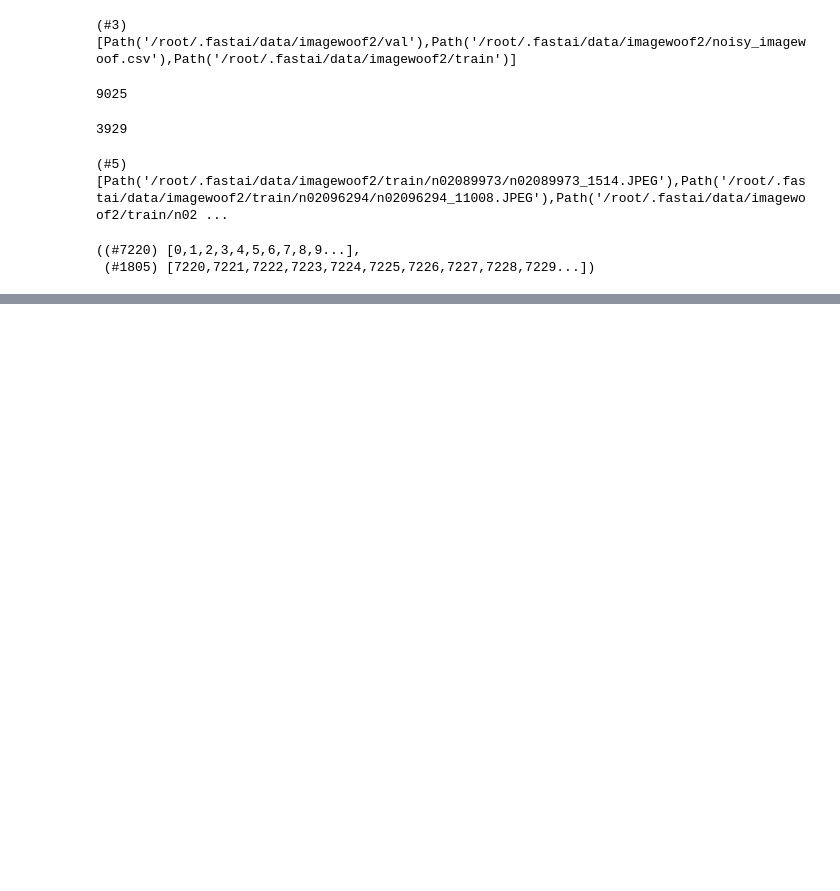
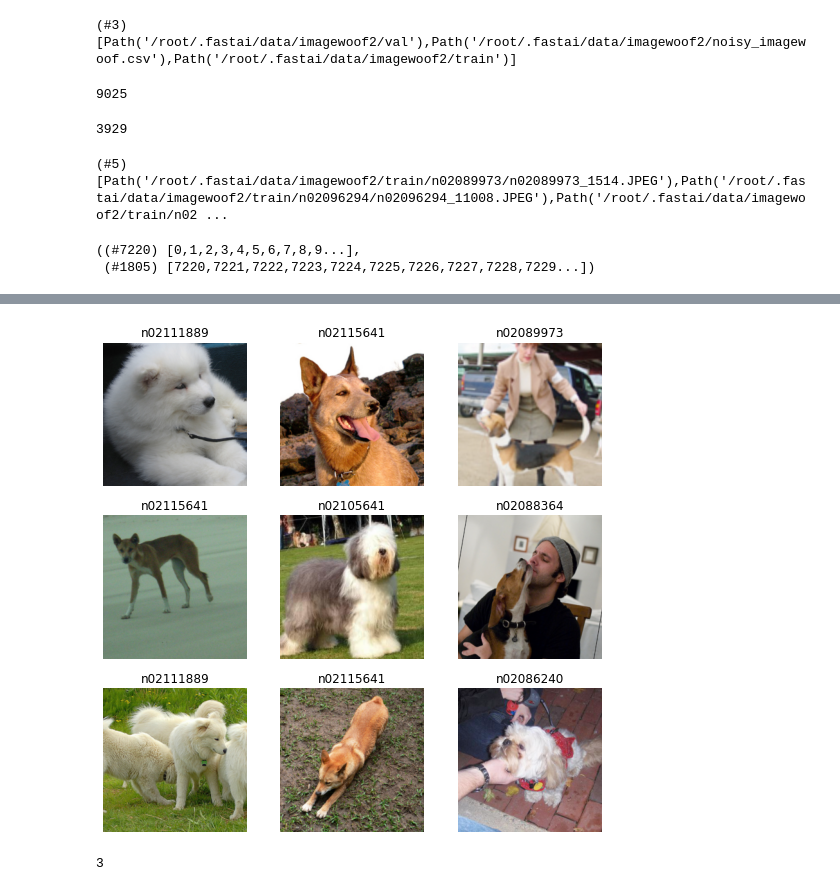
Before and after one commit to Aravinda89/multi_label_classification, a Jupyter notebook: ImageWoof_cross_validation.ipynb, the cells around one changed output, grey strips where cells are left out. Drawn from its saved outputs; the diff is of its cells as text; code cells hidden in the pictures; blank space fills up the shorter version.

```diff
--- a/ImageWoof_cross_validation.ipynb
+++ b/ImageWoof_cross_validation.ipynb
@@ -94,0 +129,8 @@ splits
+# %%
+dls.show_batch()
+# %% [output]
+[figure, added]
+# %%
+dls.n_subsets
+# %% [output]
+3
```
Also changed, not shown: parts of 11 cells of this notebook.
